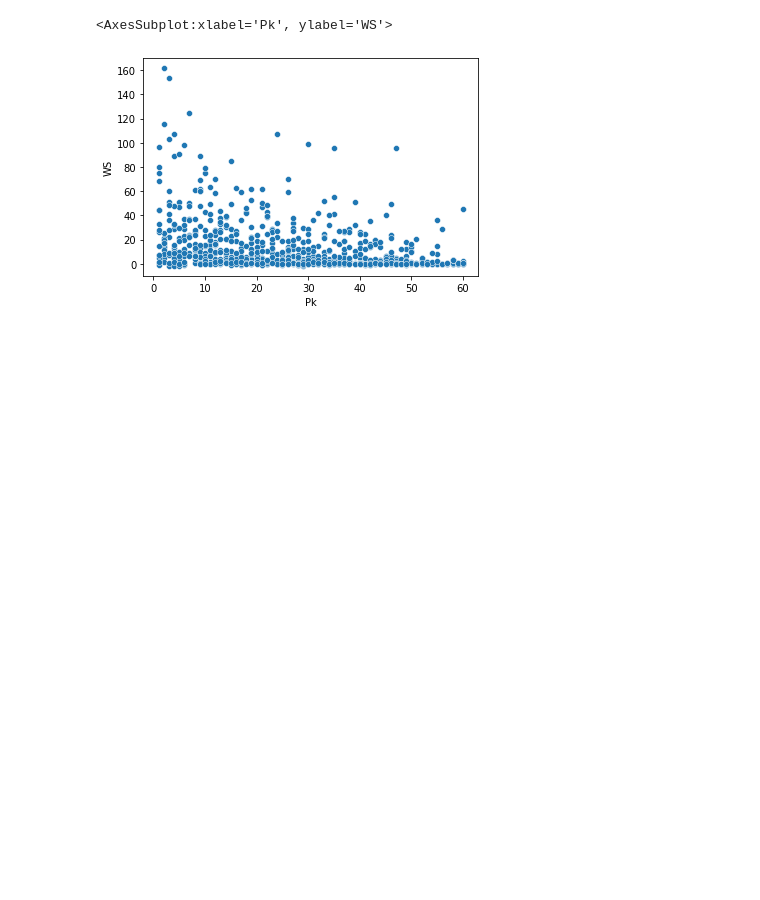
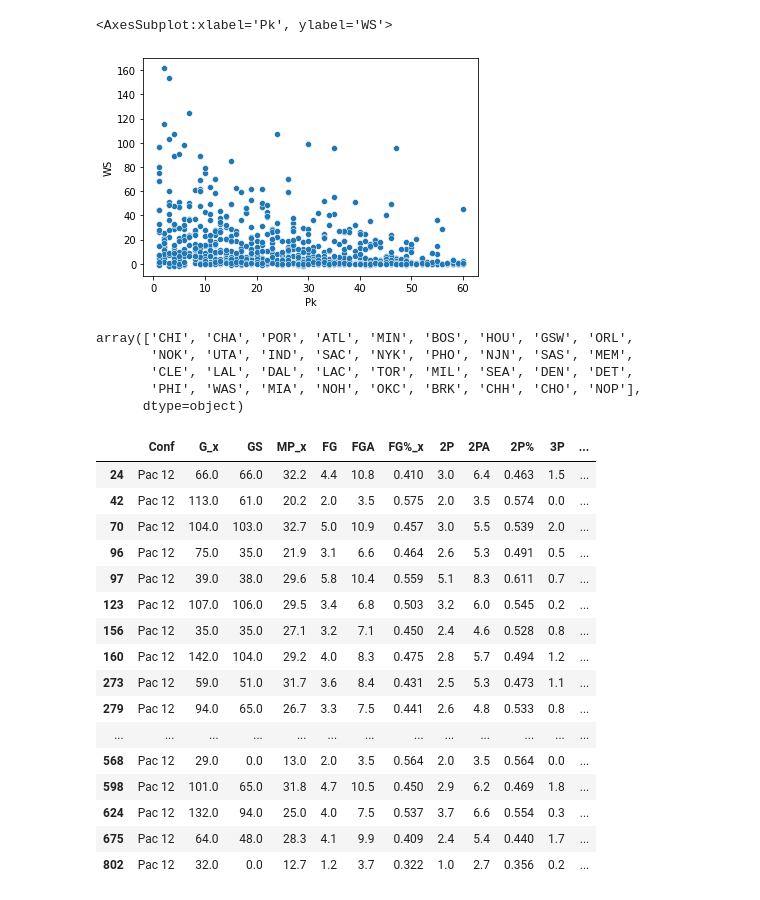
Before and after one commit to MattSasaki/Draft-Position-vs-College-Conference, a Jupyter notebook: project_workbook.ipynb, the cells around one changed output. Drawn from its saved outputs; the diff is of its cells as text; code cells hidden in the pictures; blank space fills up the shorter version.

```diff
--- a/project_workbook.ipynb
+++ b/project_workbook.ipynb
@@ -97,3 +97,31 @@ sns.scatterplot(x=df["Pk"], y=df["WS"])
 # %% [output]
 <AxesSubplot:xlabel='Pk', ylabel='WS'>
 [figure]
+# %%
+df['Tm'].unique()
+# %% [output]
+array(['CHI', 'CHA', 'POR', 'ATL', 'MIN', 'BOS', 'HOU', 'GSW', 'ORL',
+       'NOK', 'UTA', 'IND', 'SAC', 'NYK', 'PHO', 'NJN', 'SAS', 'MEM',
+       'CLE', 'LAL', 'DAL', 'LAC', 'TOR', 'MIL', 'SEA', 'DEN', 'DET',
+       'PHI', 'WAS', 'MIA', 'NOH', 'OKC', 'BRK', 'CHH', 'CHO', 'NOP'],
+      dtype=object)
+# %%
+df.loc[df['College'] == 'UCLA']
+# %% [output]
+|  | Conf | G_x | GS | MP_x | FG | FGA | FG%_x | 2P | 2PA | 2P% | 3P | ... |
+| 24 | Pac 12 | 66.0 | 66.0 | 32.2 | 4.4 | 10.8 | 0.410 | 3.0 | 6.4 | 0.463 | 1.5 | ... |
+| 42 | Pac 12 | 113.0 | 61.0 | 20.2 | 2.0 | 3.5 | 0.575 | 2.0 | 3.5 | 0.574 | 0.0 | ... |
+| 70 | Pac 12 | 104.0 | 103.0 | 32.7 | 5.0 | 10.9 | 0.457 | 3.0 | 5.5 | 0.539 | 2.0 | ... |
+| 96 | Pac 12 | 75.0 | 35.0 | 21.9 | 3.1 | 6.6 | 0.464 | 2.6 | 5.3 | 0.491 | 0.5 | ... |
+| 97 | Pac 12 | 39.0 | 38.0 | 29.6 | 5.8 | 10.4 | 0.559 | 5.1 | 8.3 | 0.611 | 0.7 | ... |
+| 123 | Pac 12 | 107.0 | 106.0 | 29.5 | 3.4 | 6.8 | 0.503 | 3.2 | 6.0 | 0.545 | 0.2 | ... |
+| 156 | Pac 12 | 35.0 | 35.0 | 27.1 | 3.2 | 7.1 | 0.450 | 2.4 | 4.6 | 0.528 | 0.8 | ... |
+| 160 | Pac 12 | 142.0 | 104.0 | 29.2 | 4.0 | 8.3 | 0.475 | 2.8 | 5.7 | 0.494 | 1.2 | ... |
+| 273 | Pac 12 | 59.0 | 51.0 | 31.7 | 3.6 | 8.4 | 0.431 | 2.5 | 5.3 | 0.473 | 1.1 | ... |
+| 279 | Pac 12 | 94.0 | 65.0 | 26.7 | 3.3 | 7.5 | 0.441 | 2.6 | 4.8 | 0.533 | 0.8 | ... |
+| ... | ... | ... | ... | ... | ... | ... | ... | ... | ... | ... | ... | ... |
+| 568 | Pac 12 | 29.0 | 0.0 | 13.0 | 2.0 | 3.5 | 0.564 | 2.0 | 3.5 | 0.564 | 0.0 | ... |
+| 598 | Pac 12 | 101.0 | 65.0 | 31.8 | 4.7 | 10.5 | 0.450 | 2.9 | 6.2 | 0.469 | 1.8 | ... |
+| 624 | Pac 12 | 132.0 | 94.0 | 25.0 | 4.0 | 7.5 | 0.537 | 3.7 | 6.6 | 0.554 | 0.3 | ... |
+| 675 | Pac 12 | 64.0 | 48.0 | 28.3 | 4.1 | 9.9 | 0.409 | 2.4 | 5.4 | 0.440 | 1.7 | ... |
+| 802 | Pac 12 | 32.0 | 0.0 | 12.7 | 1.2 | 3.7 | 0.322 | 1.0 | 2.7 | 0.356 | 0.2 | ... |
```
Also changed, not shown: parts of 7 cells of this notebook, 20 other files.
